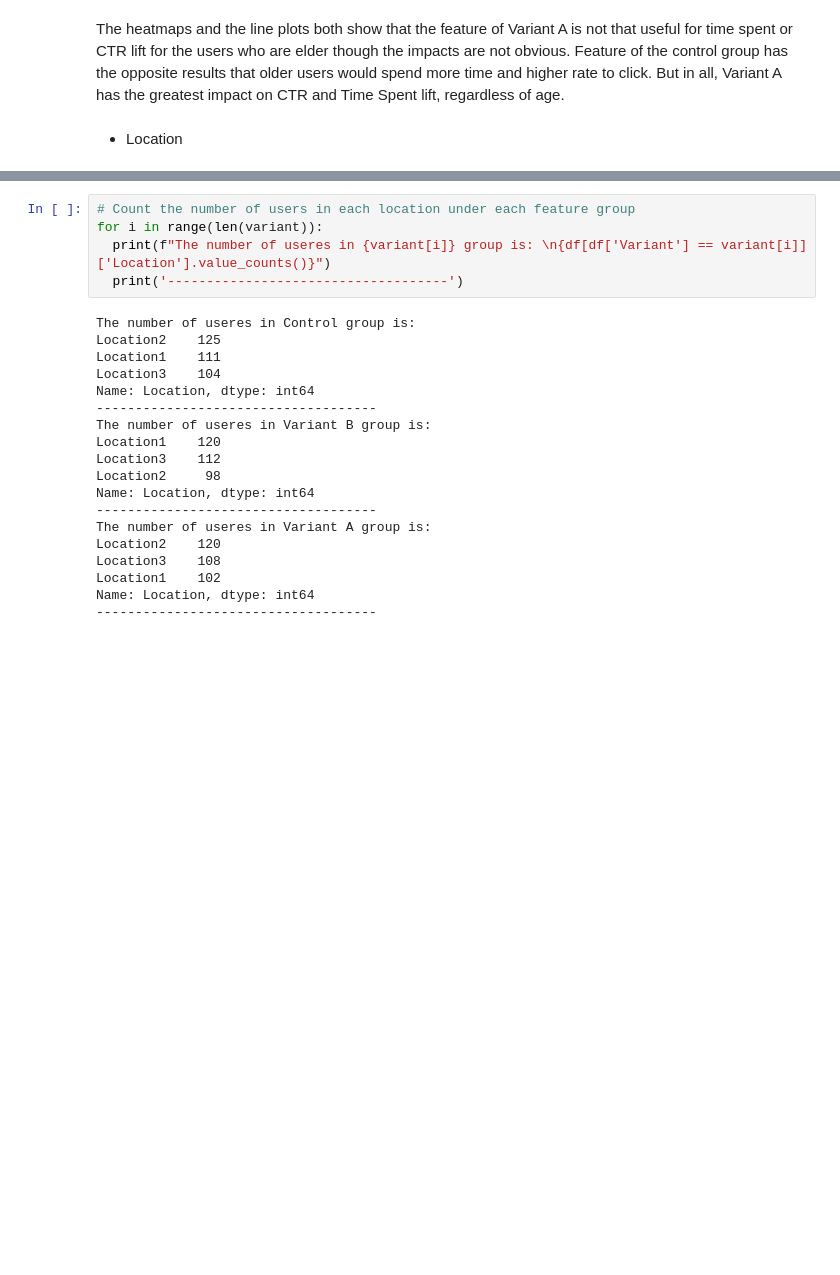
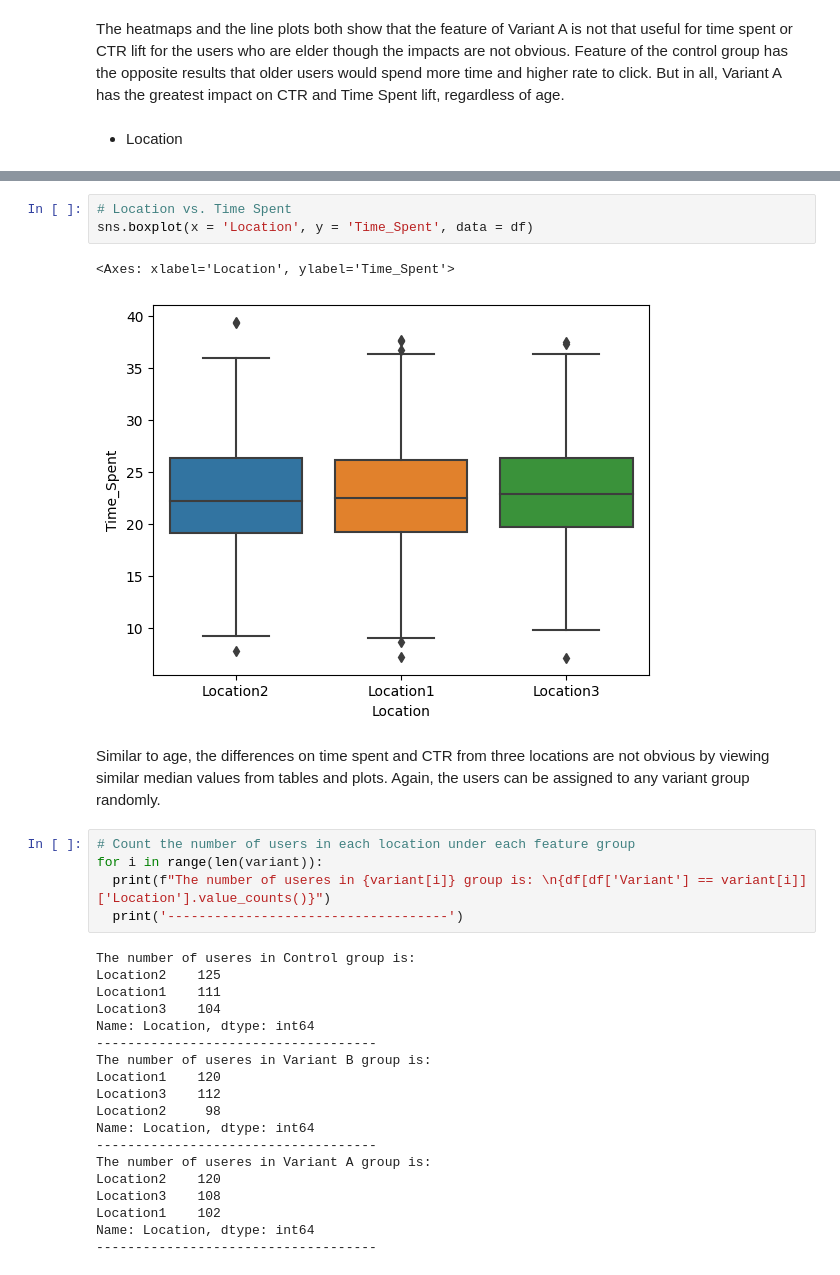
Before and after one commit to hiu04/Data-Science, a Jupyter notebook: A2_DataScience.ipynb, the cells around one changed output, grey strips where cells are left out. Drawn from its saved outputs; the diff is of its cells as text; blank space fills up the shorter version.

```diff
--- a/A2_DataScience.ipynb
+++ b/A2_DataScience.ipynb
@@ -166,3 +182,11 @@ The heatmaps and the line plots both show that the feature of Variant A is not t
+# %%
+# Location vs. Time Spent
+sns.boxplot(x = 'Location', y = 'Time_Spent', data = df)
+# %% [output]
+<Axes: xlabel='Location', ylabel='Time_Spent'>
+[figure, added]
+# %% [markdown]
+Similar to age, the differences on time spent and CTR from three locations are not obvious by viewing similar median values from tables and plots. Again, the users can be assigned to any variant group randomly.
 # %%
 # Count the number of users in each location under each feature group
 for i in range(len(variant)):
```
Also changed, not shown: parts of 43 cells of this notebook.
